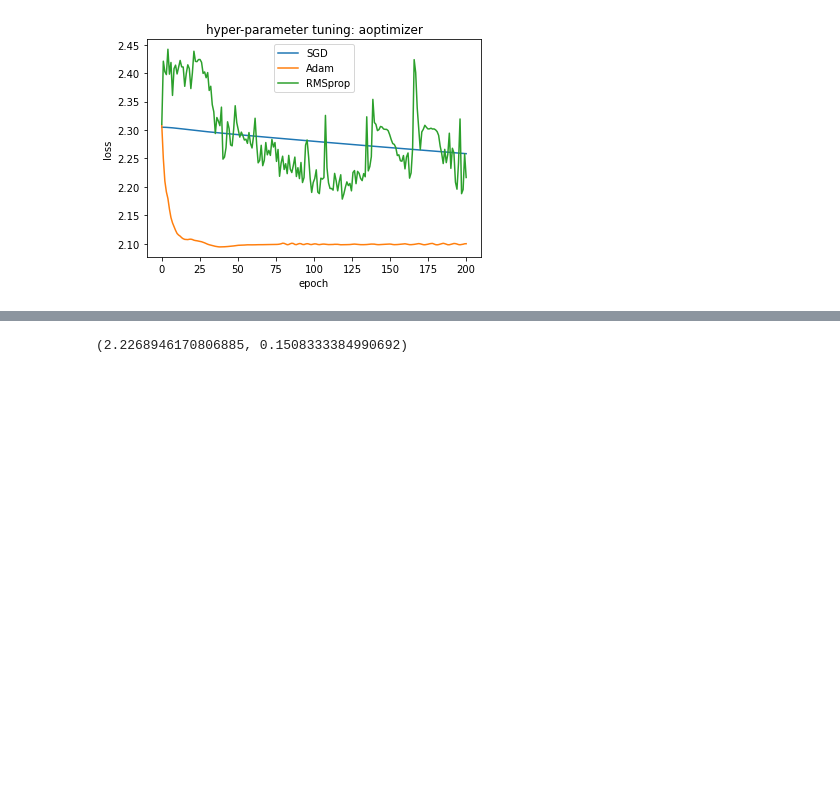
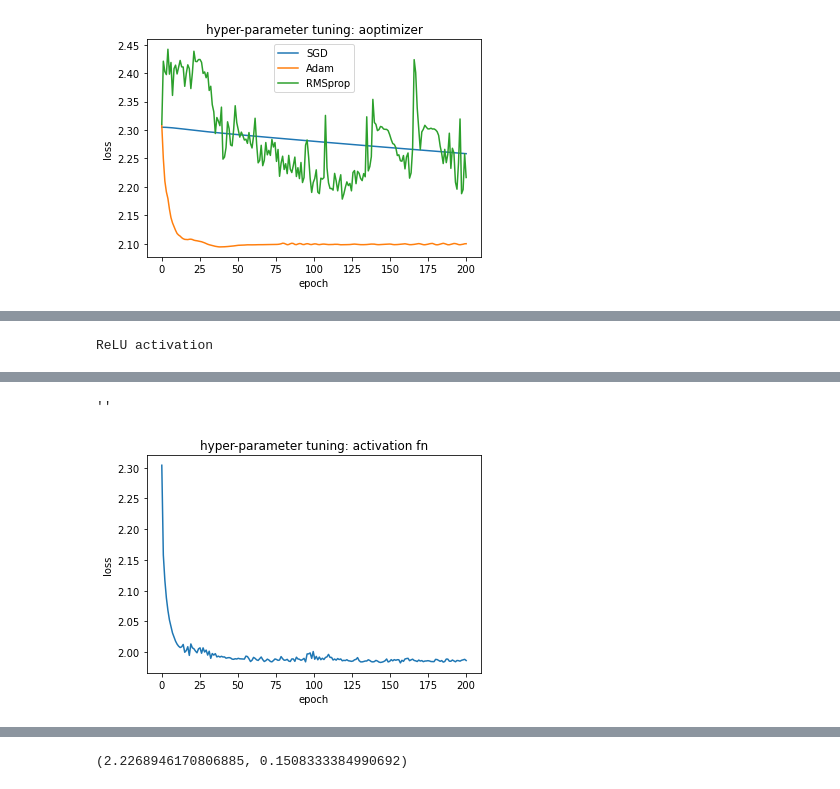
Before and after one commit to xiaoshaoyc/CSCI-4962, a Jupyter notebook: CSCI_4962_hw3.ipynb, the cells around one changed output, grey strips where cells are left out. Saved outputs shown, nothing was run; the diff lists cells and outputs as text; code cells hidden in the pictures; blank space fills up the shorter version.

```diff
--- a/CSCI_4962_hw3.ipynb
+++ b/CSCI_4962_hw3.ipynb
@@ -310,0 +368,29 @@ Text(0.5, 1.0, 'hyper-parameter tuning: hidden layer node')
+# %%
+print("ReLU activation")
+model = nn.Sequential(
+      nn.Flatten(start_dim=1, end_dim=-1),
+      nn.Linear(3*32*32, 1000),
+      nn.ReLU(),
+      nn.Linear(1000, 10),
+      nn.Sigmoid()
+  )
+model = model.to(gpu)
+optimizer = optim.Adam(model.parameters(), lr=0.003, betas=(0.9, 0.999), eps=1e-08, weight_decay=0.01)
+loss_list = train(epoch, model, loss_fn, optimizer, train_loader)
+
+# validation
+dev_loader = DataLoader(dev_XY, batch_size=len(dev_XY), shuffle=False)
+loss_value, acc_value = validation(model, dev_loader)
+print(f"val_loss={loss_value}, val_accuracy={acc_value}")
+
+# plot
+x_index_list = np.linspace(0, epoch, len(loss_list))
+plt.plot(x_index_list, loss_list)
+plt.xlabel("epoch")
+plt.ylabel("loss")
+plt.title(f"hyper-parameter tuning: activation fn")
+""
+
+# increasing the num of layers does not help in our problem
+# %% [output]
+ReLU activation
@@ -310,0 +398,2 @@ Text(0.5, 1.0, 'hyper-parameter tuning: hidden layer node')
+''
+[figure, added]
```
Also changed, not shown: parts of 17 cells of this notebook.
